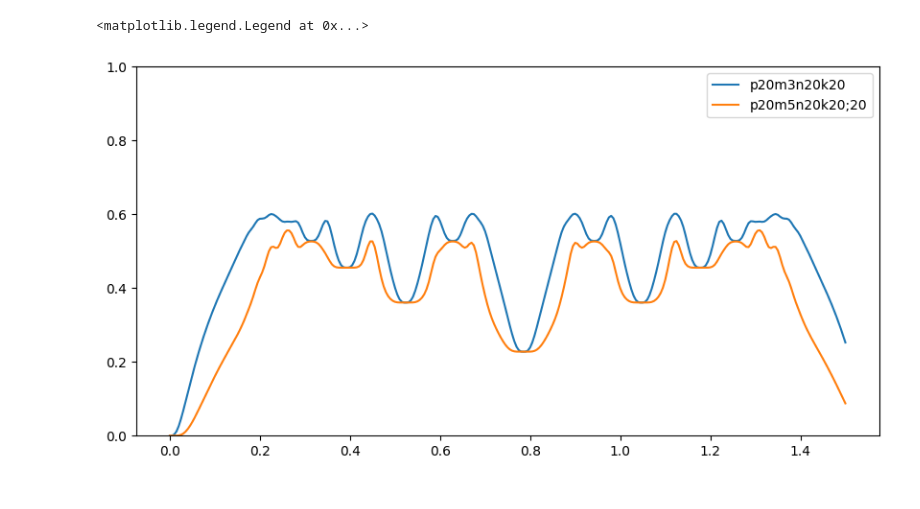
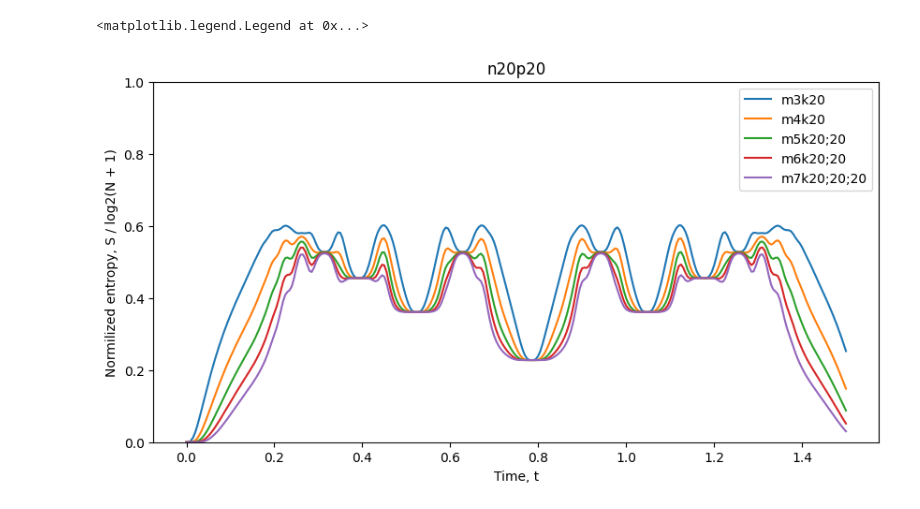
Before and after one commit to kephircheek/research-emqwuqoc, a Jupyter notebook: notebooks/Entanglement-propagation.ipynb, the cells around one changed output. Drawn from its saved outputs; the diff is of its cells as text; code cells hidden in the pictures.

```diff
--- a/notebooks/Entanglement-propagation.ipynb
+++ b/notebooks/Entanglement-propagation.ipynb
@@ -28,18 +27,17 @@ tspan = np.linspace(0, 1.5, 301)
 entropy_vn_spans = [
     (
         m_sites_,
-        [
-            entanglement_propagation.rho_b_ent(
+        joblib.Parallel(n_jobs=-2)(
+            joblib.delayed(entanglement_propagation.rho_b_ent)(
                 t,
                 p=i_projection,
-                k=(n_bosons,) * (m_sites_ // 2),
+                k=(n_bosons,) * (m_sites_ // 2 - ((m_sites_ + 1) % 2)),
                 m=m_sites_,
                 n=n_bosons,
             )
-            / np.log2(n_bosons + 1)
             for t in tqdm(tspan)
-        ],
+        ),
     )
-    for m_sites_ in [3, 5]
+    for m_sites_ in [3, 4, 5, 6, 7]
 ]
 # %% [output]
@@ -48,15 +46,18 @@ Wall time: 10min 24s
 # %%
 fig, ax = plt.subplots(1, 1, figsize=(10, 5))
 
 for m_sites_, entropy_vn_span in entropy_vn_spans:
-    label = f"p{i_projection}m{m_sites_}n{n_bosons}k{';'.join(map(str, (n_bosons,) * (m_sites_ // 2)))}"
-    ax.plot(tspan, entropy_vn_span, label=label)
+    label = f"m{m_sites_}k{';'.join(map(str, (n_bosons,) * (m_sites_ // 2 - ((m_sites_ + 1) % 2))))}"
+    ax.plot(tspan, entropy_vn_span / np.log2(n_bosons + 1), label=label)
 
 
+ax.set_title(f"n{n_bosons}p{i_projection}")
+ax.set_ylabel("Normilized entropy, S / log2(N + 1)")
+ax.set_xlabel("Time, t")
 ax.set_ylim(0, 1)
 ax.legend()
 
 # plt.savefig("../../assets/entropy_vn_span" + f"_p{i_projection}n{n_bosons}" + ".pdf")
 # %% [output]
 <matplotlib.legend.Legend at 0x...>
-[figure, old version]
+[figure, new version]
```
Also changed, not shown: parts of 3 cells of this notebook, 1 other file.
